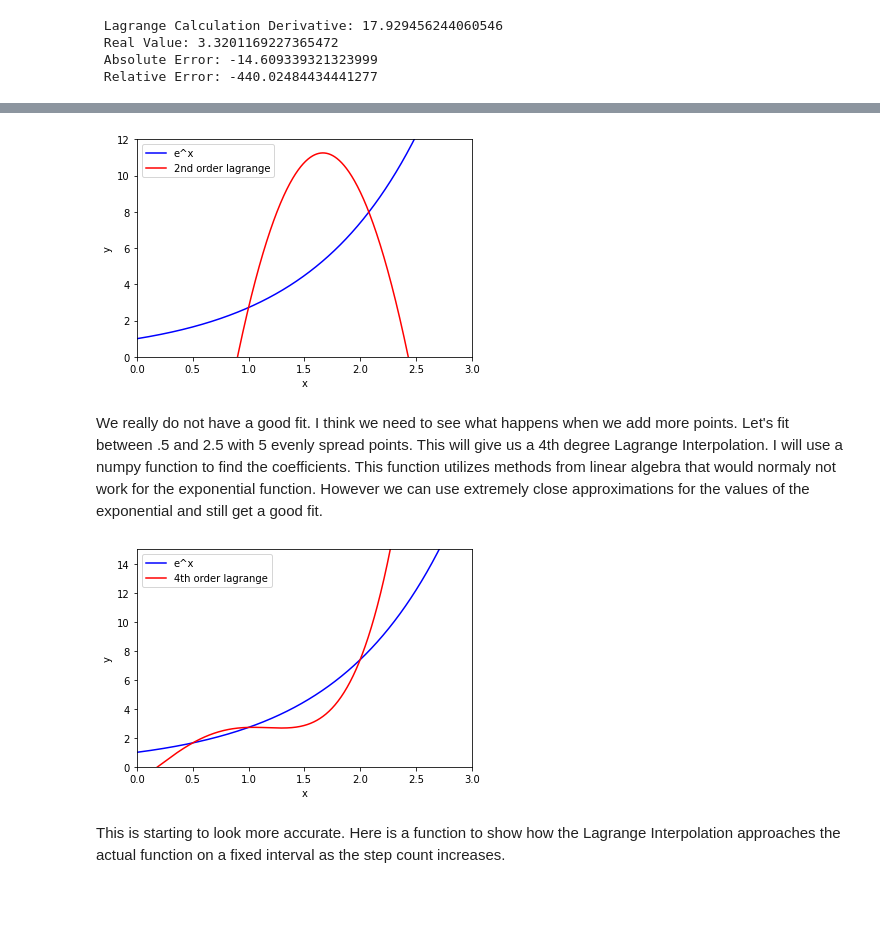
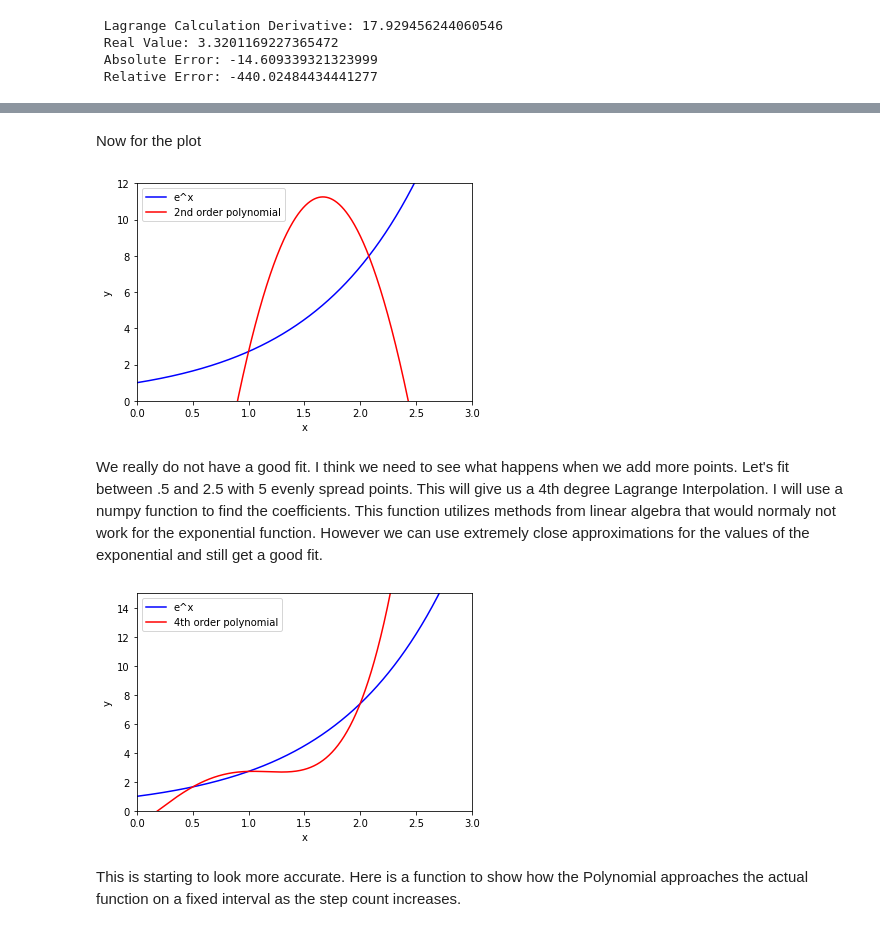
Before and after one commit to BrendenLatham/Numerical-Analysis, a Jupyter notebook: derivatives_project.ipynb, the cells around one changed output, grey strips where cells are left out. Saved outputs shown, nothing was run; the diff lists cells and outputs as text; code cells hidden in the pictures; blank space fills up the shorter version.

```diff
--- a/derivatives_project.ipynb
+++ b/derivatives_project.ipynb
@@ -155,12 +239,13 @@ As expected the derivatives are not very accurate either. We will now look at ou
+# %% [markdown]
+Now for the plot
 # %%
-import matplotlib.pyplot as plt
 
 x = np.linspace(0, 3, 1000)
 y = g(x)
-y_lagrange = euler_lagrange(x)
+y_direct = direct_fit(x)
 
 plt.plot(x, y, label='e^x',color='blue')
-plt.plot(x, y_lagrange, label='2nd order lagrange',color='red')
+plt.plot(x, y_direct, label='2nd order polynomial',color='red')
 plt.legend()
 plt.xlabel('x')
 plt.ylabel('y')
@@ -168,7 +253,7 @@ plt.xlim([0,3])
 plt.ylim([0,12])
 plt.show()
 # %% [output]
-[figure, old version]
+[figure, new version]
 # %% [markdown]
 We really do not have a good fit. I think we need to see what happens when we add more points. Let's fit between .5 and 2.5 with 5 evenly spread points. This will give us a 4th degree Lagrange Interpolation. I will use a numpy function to find the coefficients. This function utilizes methods from linear algebra that would normaly not work for the exponential function. However we can use extremely close approximations for the values of the exponential and still get a good fit.
 # %%
@@ -176,7 +261,7 @@ t_vals = np.array([[1,.5,.25,.125,.0625],[1,1,1,1,1],[1,1.5,1.25,1.875,2.8125],[
 d_vals = np.array([np.exp(.5),np.exp(1),np.exp(1.5),np.exp(2),np.exp(2.5)])
 coefficients = np.linalg.inv(t_vals).dot(d_vals)
 # %%
-def euler_lagrange_4(t):
+def direct_fit_4(t):
   value = 0
   exp = 0
   for c in coefficients:
@@ -186,20 +271,20 @@ def euler_lagrange_4(t):
 # %%
 x = np.linspace(0, 3, 1000)
 y=g(x)
-y_lagrange = euler_lagrange_4(x)
+y_direct = direct_fit_4(x)
 
 plt.plot(x, y, label='e^x',color='blue')
-plt.plot(x, y_lagrange, label='4th order lagrange',color='red')
+plt.plot(x, y_direct, label='4th order polynomial',color='red')
 plt.legend()
 plt.xlabel('x')
 plt.ylabel('y')
 plt.xlim([0,3])
 plt.ylim([0,15])
 plt.show()
 # %% [output]
-[figure, old version]
+[figure, new version]
 # %% [markdown]
-This is starting to look more accurate. Here is a function to show how the Lagrange Interpolation approaches the actual function on a fixed interval as the step count increases.
+This is starting to look more accurate. Here is a function to show how the Polynomial approaches the actual function on a fixed interval as the step count increases.
 # %%
 def coefficients_n(start,stop,count):
   t_vals = []
```
Also changed, not shown: parts of 26 cells of this notebook.
